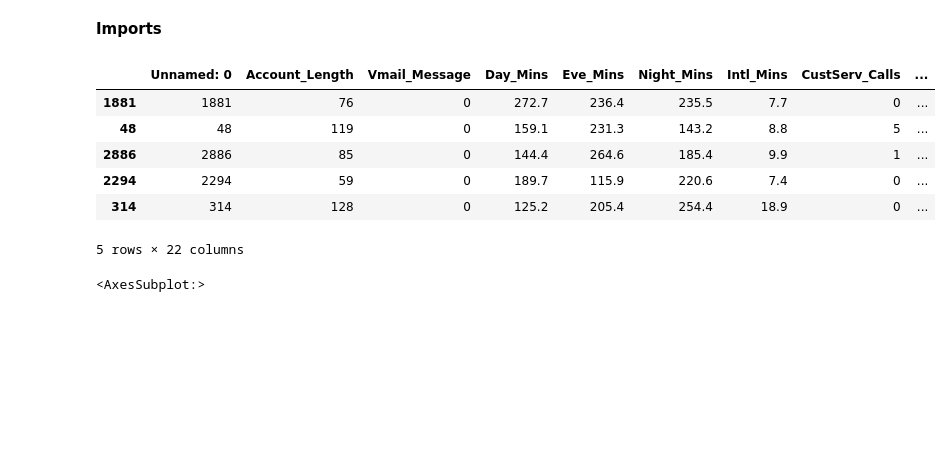
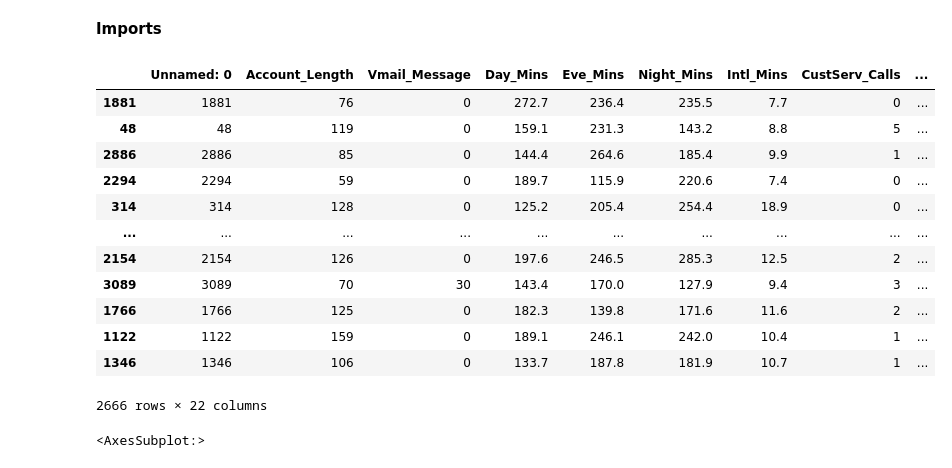
Before and after one commit to valli180/customer_churn_analysis, a Jupyter notebook: model.ipynb, the cells around one changed output. Drawn from its saved outputs; the diff is of its cells as text; code cells hidden in the pictures; blank space fills up the shorter version.

```diff
--- a/model.ipynb
+++ b/model.ipynb
@@ -31,16 +50,22 @@ from sklearn.metrics import precision_score
 data = pd.read_csv("data/raw/customer_churn.csv")
 # %%
 train_df, test_df = train_test_split(data, test_size=0.2, random_state=123)
-# %%
-train_df.head()
-# %% [output]
-|  | Unnamed: 0 | Account_Length | Vmail_Message | Day_Mins | Eve_Mins | Night_Mins | Intl_Mins | CustServ_Calls | ... |
-| 1881 | 1881 | 76 | 0 | 272.7 | 236.4 | 235.5 | 7.7 | 0 | ... |
-| 48 | 48 | 119 | 0 | 159.1 | 231.3 | 143.2 | 8.8 | 5 | ... |
-| 2886 | 2886 | 85 | 0 | 144.4 | 264.6 | 185.4 | 9.9 | 1 | ... |
-| 2294 | 2294 | 59 | 0 | 189.7 | 115.9 | 220.6 | 7.4 | 0 | ... |
-| 314 | 314 | 128 | 0 | 125.2 | 205.4 | 254.4 | 18.9 | 0 | ... |
-5 rows × 22 columns
+# %%
+train_df
+# %% [output]
+|  | Unnamed: 0 | Account_Length | Vmail_Message | Day_Mins | Eve_Mins | Night_Mins | Intl_Mins | CustServ_Calls | ... |
+| 1881 | 1881 | 76 | 0 | 272.7 | 236.4 | 235.5 | 7.7 | 0 | ... |
+| 48 | 48 | 119 | 0 | 159.1 | 231.3 | 143.2 | 8.8 | 5 | ... |
+| 2886 | 2886 | 85 | 0 | 144.4 | 264.6 | 185.4 | 9.9 | 1 | ... |
+| 2294 | 2294 | 59 | 0 | 189.7 | 115.9 | 220.6 | 7.4 | 0 | ... |
+| 314 | 314 | 128 | 0 | 125.2 | 205.4 | 254.4 | 18.9 | 0 | ... |
+| ... | ... | ... | ... | ... | ... | ... | ... | ... | ... |
+| 2154 | 2154 | 126 | 0 | 197.6 | 246.5 | 285.3 | 12.5 | 2 | ... |
+| 3089 | 3089 | 70 | 30 | 143.4 | 170.0 | 127.9 | 9.4 | 3 | ... |
+| 1766 | 1766 | 125 | 0 | 182.3 | 139.8 | 171.6 | 11.6 | 2 | ... |
+| 1122 | 1122 | 159 | 0 | 189.1 | 246.1 | 242.0 | 10.4 | 1 | ... |
+| 1346 | 1346 | 106 | 0 | 133.7 | 187.8 | 181.9 | 10.7 | 1 | ... |
+2666 rows × 22 columns
 # %%
 train_df["Churn"].value_counts().plot.bar()
 # %% [output]
```
Also changed, not shown: parts of 35 cells of this notebook.
